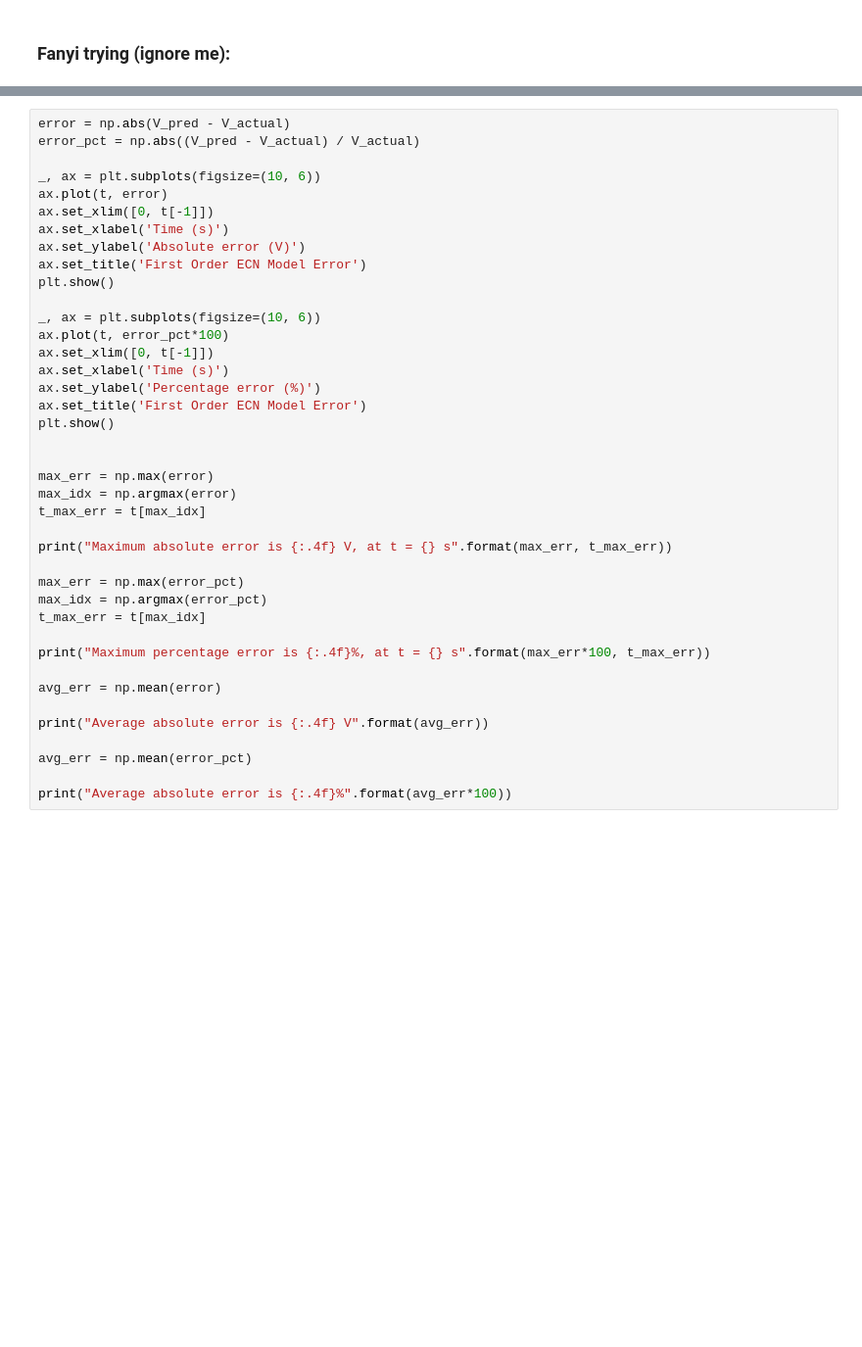
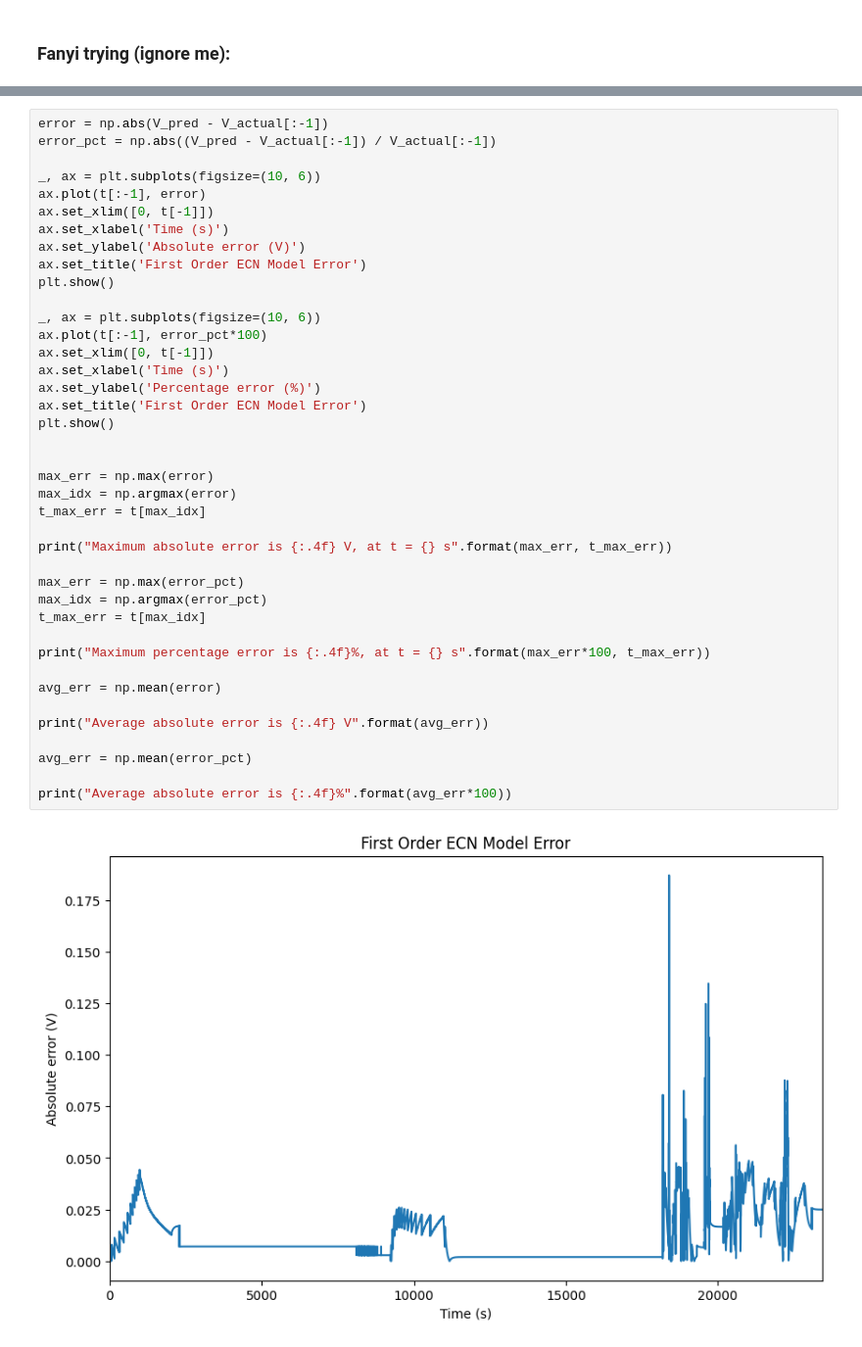
Before and after one commit to sunfanyi/modelling-of-lithium-ion-batteries, a Jupyter notebook: part_3.ipynb, the cells around one changed output, grey strips where cells are left out. Shown at 98% size. Drawn from its saved outputs; the diff is of its cells as text; blank space fills up the shorter version.

```diff
--- a/part_3.ipynb
+++ b/part_3.ipynb
@@ -532,9 +546,9 @@ print(len(V_pred))
 # %%
-error = np.abs(V_pred - V_actual)
-error_pct = np.abs((V_pred - V_actual) / V_actual)
+error = np.abs(V_pred - V_actual[:-1])
+error_pct = np.abs((V_pred - V_actual[:-1]) / V_actual[:-1])
 
 _, ax = plt.subplots(figsize=(10, 6))
-ax.plot(t, error)
+ax.plot(t[:-1], error)
 ax.set_xlim([0, t[-1]])
 ax.set_xlabel('Time (s)')
 ax.set_ylabel('Absolute error (V)')
@@ -542,31 +556,32 @@ ax.set_title('First Order ECN Model Error')
 plt.show()
 
 _, ax = plt.subplots(figsize=(10, 6))
-ax.plot(t, error_pct*100)
+ax.plot(t[:-1], error_pct*100)
 ax.set_xlim([0, t[-1]])
 ax.set_xlabel('Time (s)')
 ax.set_ylabel('Percentage error (%)')
 ax.set_title('First Order ECN Model Error')
 plt.show()
 
 
 max_err = np.max(error)
 max_idx = np.argmax(error)
 t_max_err = t[max_idx]
 
 print("Maximum absolute error is {:.4f} V, at t = {} s".format(max_err, t_max_err))
 
 max_err = np.max(error_pct)
 max_idx = np.argmax(error_pct)
 t_max_err = t[max_idx]
 
 print("Maximum percentage error is {:.4f}%, at t = {} s".format(max_err*100, t_max_err))
 
 avg_err = np.mean(error)
 
 print("Average absolute error is {:.4f} V".format(avg_err))
 
 avg_err = np.mean(error_pct)
 
 print("Average absolute error is {:.4f}%".format(avg_err*100))
 # %% [output]
+[figure, added]
```
Also changed, not shown: parts of 11 cells of this notebook.
